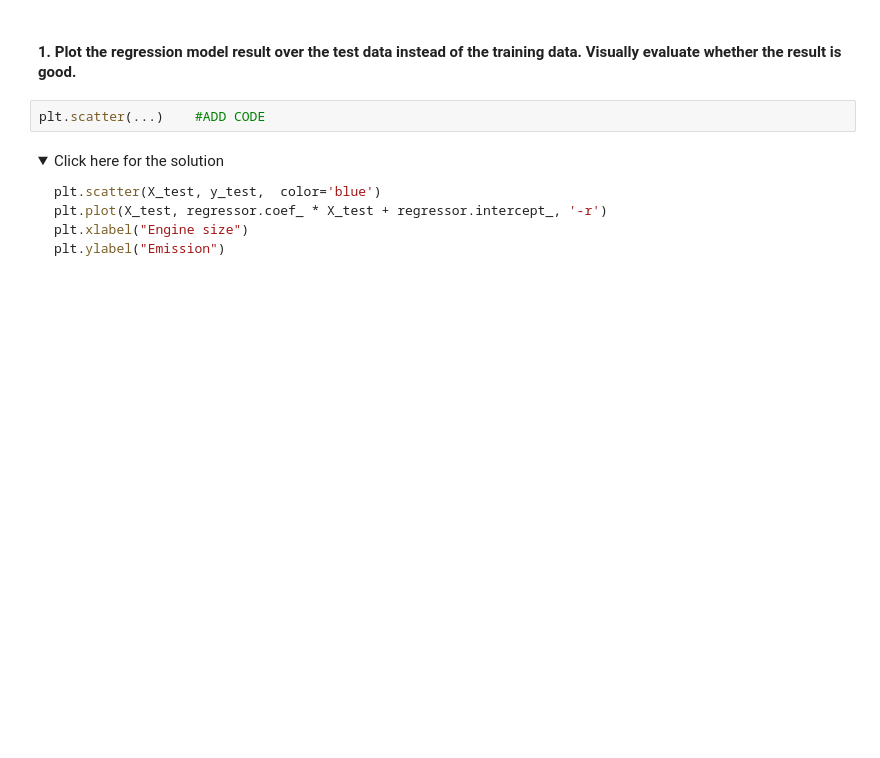
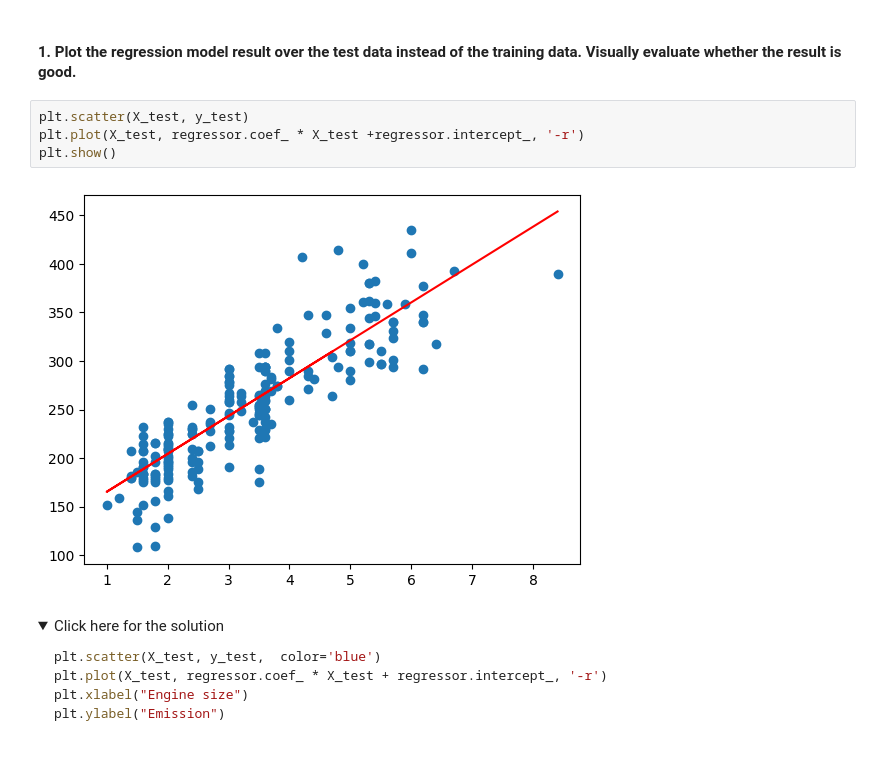
Before and after one commit to SumairAziz/Data-Science, a Jupyter notebook: 9 Machine Learning with Python/Linear and Logistics Regression/Simple-Linear-Regression-v1 (1).ipynb, the cells around one changed output. Drawn from its saved outputs; the diff is of its cells as text; folded sections open; blank space fills up the shorter version.

```diff
--- a/9 Machine Learning with Python/Linear and Logistics Regression/Simple-Linear-Regression-v1 (1).ipynb
+++ b/9 Machine Learning with Python/Linear and Logistics Regression/Simple-Linear-Regression-v1 (1).ipynb
@@ -257,7 +262,11 @@ print("R2-score: %.2f" % r2_score(y_test, y_pred))
 # %% [markdown]
 #### 1. Plot the regression model result over the test data instead of the training data. Visually evaluate whether the result is good.
 # %%
-plt.scatter(...)    #ADD CODE
+plt.scatter(X_test, y_test)
+plt.plot(X_test, regressor.coef_ * X_test +regressor.intercept_, '-r')
+plt.show()
+# %% [output]
+[figure, added]
 # %% [markdown]
 <details><summary>Click here for the solution</summary>
 
```
Also changed, not shown: parts of 7 cells of this notebook, 1 other file.
